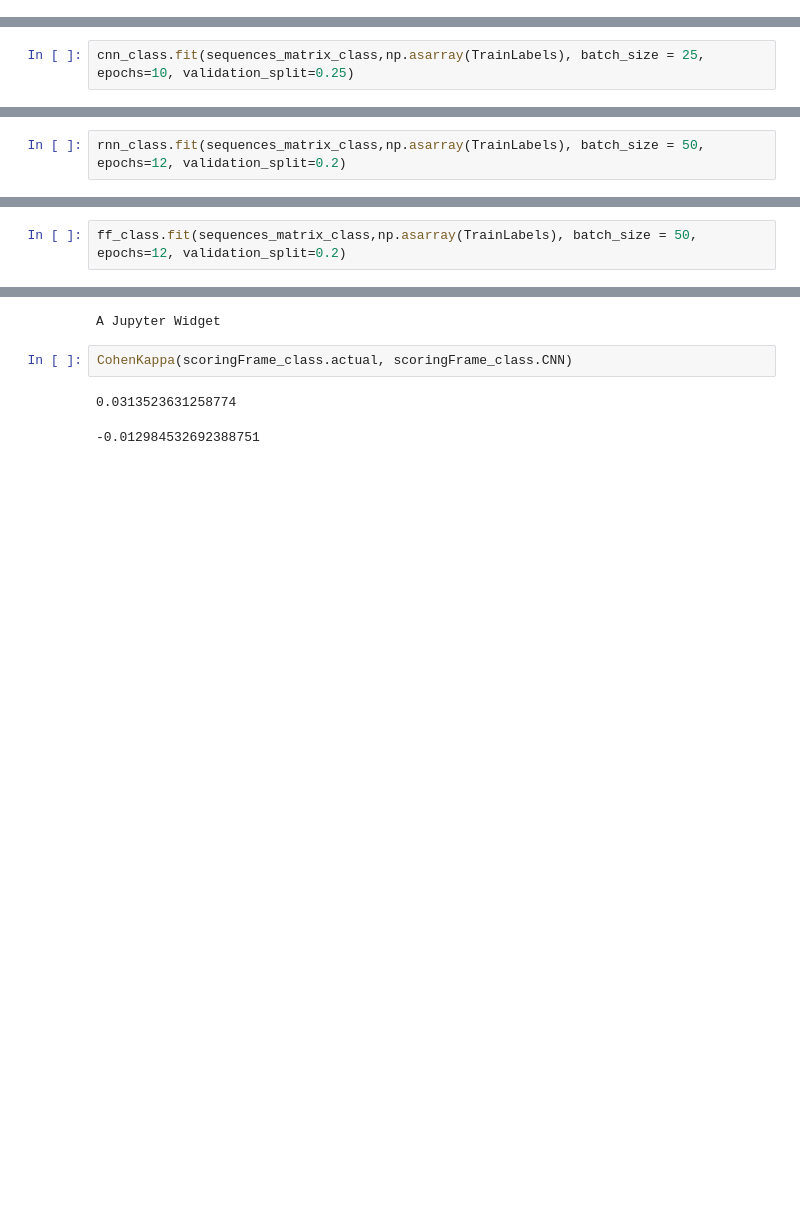
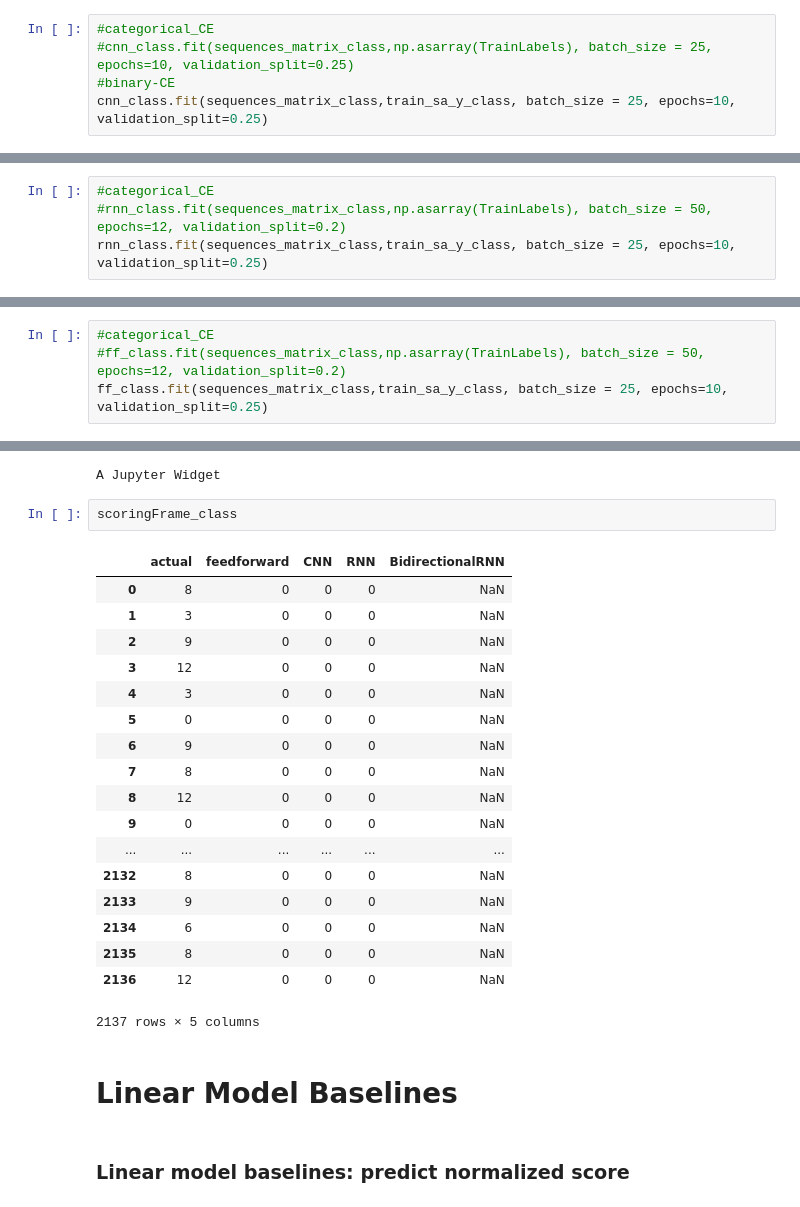
Before and after one commit to pkurapati/W266-NLP-Project, a Jupyter notebook: Nishant/EDA_Nishant.ipynb, the cells around one changed output, grey strips where cells are left out. Cells and saved outputs as stored; diff of their text form; blank space fills up the shorter version.

```diff
--- a/Nishant/EDA_Nishant.ipynb
+++ b/Nishant/EDA_Nishant.ipynb
@@ -438,3 +534,8 @@ array([0, 0, 0, 0, 0, 0, 0, 0, 0, 1, 0, 0], dtype=uint8)
 cnn_class = CNN_class()
 rnn_class = RNN_class()
 ff_class = feedforward_NN_class()
+# %%
+#categorical_CE
+#cnn_class.fit(sequences_matrix_class,np.asarray(TrainLabels), batch_size = 25, epochs=10, validation_split=0.25)
+#binary-CE
+cnn_class.fit(sequences_matrix_class,train_sa_y_class, batch_size = 25, epochs=10, validation_split=0.25)
@@ -441,5 +555,7 @@ ff_class = feedforward_NN_class()
 # %%
-cnn_class.fit(sequences_matrix_class,np.asarray(TrainLabels), batch_size = 25, epochs=10, validation_split=0.25)
+#categorical_CE
+#rnn_class.fit(sequences_matrix_class,np.asarray(TrainLabels), batch_size = 50, epochs=12, validation_split=0.2)
+rnn_class.fit(sequences_matrix_class,train_sa_y_class, batch_size = 25, epochs=10, validation_split=0.25)
 # %% [output]
 Train on 6410 samples, validate on 2137 samples
 Epoch 1/10
@@ -454,5 +570,7 @@ Epoch 9/10
 Epoch 10/10
 <tensorflow.python.keras.callbacks.History at 0x...>
 # %%
-rnn_class.fit(sequences_matrix_class,np.asarray(TrainLabels), batch_size = 50, epochs=12, validation_split=0.2)
+#categorical_CE
+#ff_class.fit(sequences_matrix_class,np.asarray(TrainLabels), batch_size = 50, epochs=12, validation_split=0.2)
+ff_class.fit(sequences_matrix_class,train_sa_y_class, batch_size = 25, epochs=10, validation_split=0.25)
 # %% [output]
@@ -472,3 +588 @@ Epoch 12/12
 <tensorflow.python.keras.callbacks.History at 0x...>
-# %%
-ff_class.fit(sequences_matrix_class,np.asarray(TrainLabels), batch_size = 50, epochs=12, validation_split=0.2)
@@ -502,8 +601,28 @@ for i in tqdm_notebook(range(0,len(test_sa_y_class))):
     #scoringFrame_class.loc[i, 'BidirectionalRNN'] =
 # %% [output]
 A Jupyter Widget
-# %%
-CohenKappa(scoringFrame_class.actual, scoringFrame_class.CNN)
-# %% [output]
-0.0313523631258774
--0.012984532692388751
+# %%
+scoringFrame_class
+# %% [output]
+|  | actual | feedforward | CNN | RNN | BidirectionalRNN |
+| 0 | 8 | 0 | 0 | 0 | NaN |
+| 1 | 3 | 0 | 0 | 0 | NaN |
+| 2 | 9 | 0 | 0 | 0 | NaN |
+| 3 | 12 | 0 | 0 | 0 | NaN |
+| 4 | 3 | 0 | 0 | 0 | NaN |
+| 5 | 0 | 0 | 0 | 0 | NaN |
+| 6 | 9 | 0 | 0 | 0 | NaN |
+| 7 | 8 | 0 | 0 | 0 | NaN |
+| 8 | 12 | 0 | 0 | 0 | NaN |
+| 9 | 0 | 0 | 0 | 0 | NaN |
+| ... | ... | ... | ... | ... | ... |
+| 2132 | 8 | 0 | 0 | 0 | NaN |
+| 2133 | 9 | 0 | 0 | 0 | NaN |
+| 2134 | 6 | 0 | 0 | 0 | NaN |
+| 2135 | 8 | 0 | 0 | 0 | NaN |
+| 2136 | 12 | 0 | 0 | 0 | NaN |
+2137 rows × 5 columns
+# %% [markdown]
+# Linear Model Baselines
+# %% [markdown]
+### Linear model baselines: predict normalized score
```
Also changed, not shown: parts of 66 cells of this notebook.
